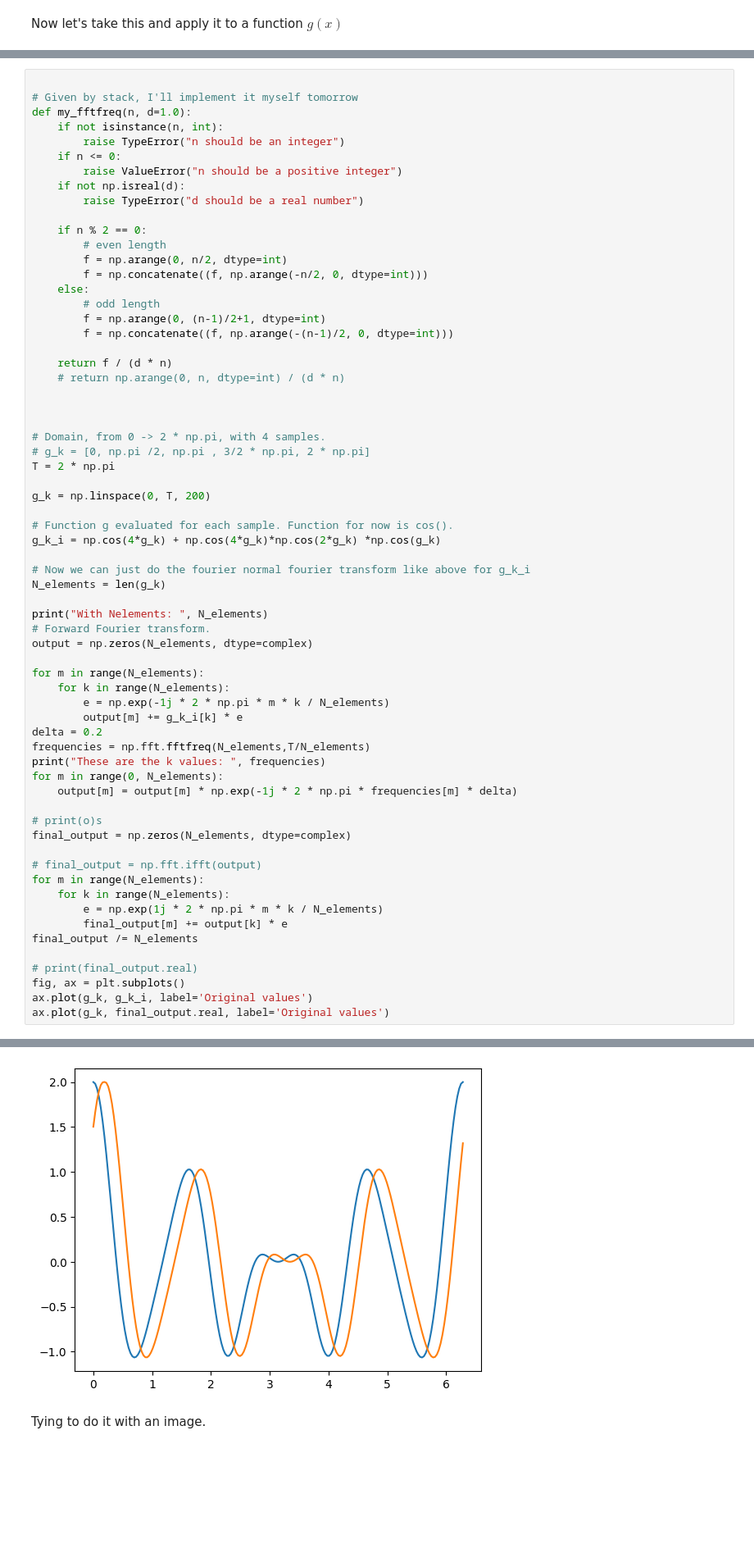
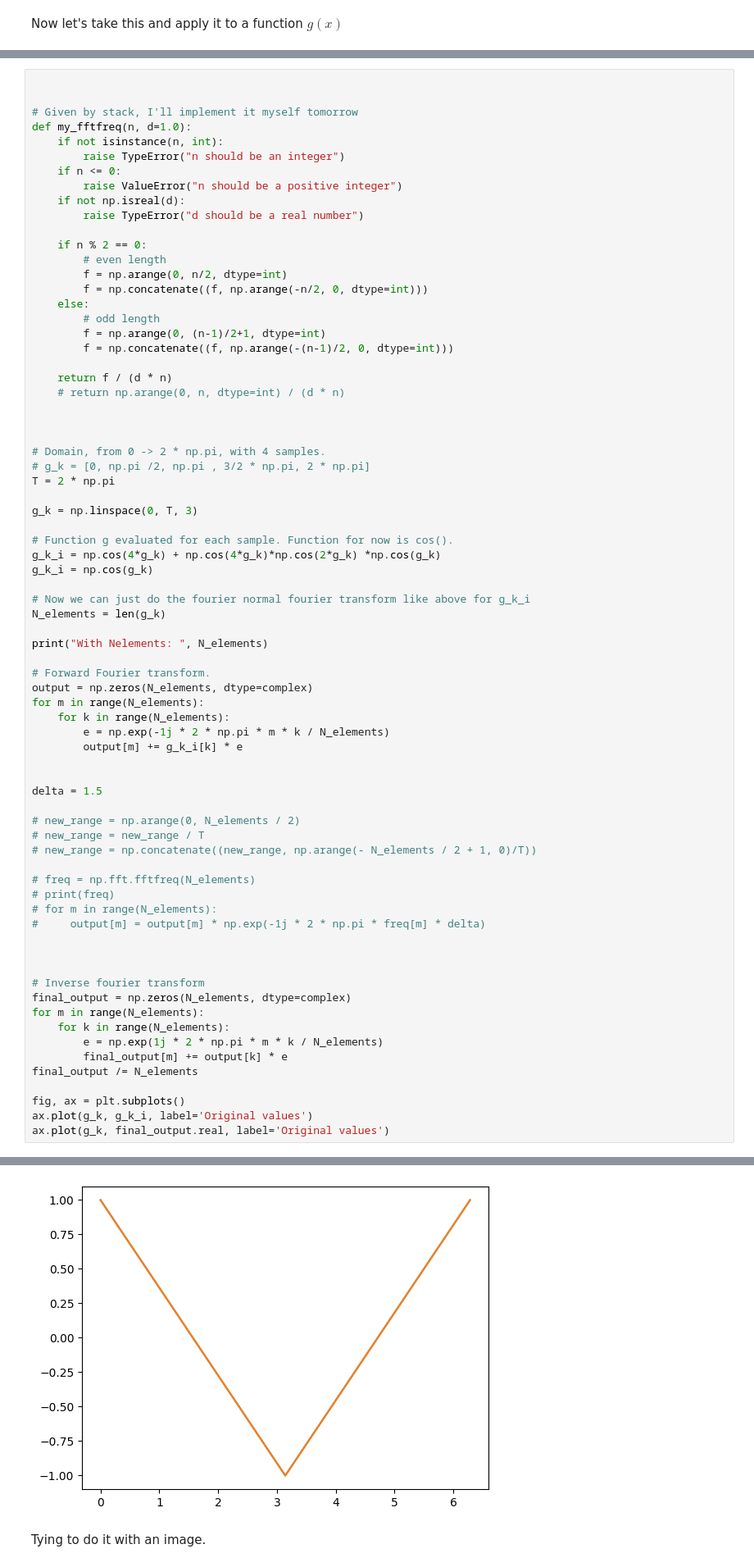
Before and after one commit to DylanReidRamelli/Bachelor-Project-2023, a Jupyter notebook: notebook/fourier.ipynb, the cells around one changed output, grey strips where cells are left out. Shown at 82% size. Drawn from its saved outputs; the diff is of its cells as text; blank space fills up the shorter version.

```diff
--- a/notebook/fourier.ipynb
+++ b/notebook/fourier.ipynb
@@ -298,6 +298,7 @@ The sum now is exaclty the same as before but with a different range and value f
 H_m = e^{-i \frac{2\pi}{N}  \delta m} \displaystyle\sum_{k=0}^{N-1}g_k[k]e^{-i \frac{2\pi}{N} km}
 \end{equation}
 # %%
+
 
 # Given by stack, I'll implement it myself tomorrow
 def my_fftfreq(n, d=1.0):
@@ -326,39 +327,46 @@ def my_fftfreq(n, d=1.0):
 # g_k = [0, np.pi /2, np.pi , 3/2 * np.pi, 2 * np.pi]
 T = 2 * np.pi
 
-g_k = np.linspace(0, T, 200)
+g_k = np.linspace(0, T, 3)
 
 # Function g evaluated for each sample. Function for now is cos().
 g_k_i = np.cos(4*g_k) + np.cos(4*g_k)*np.cos(2*g_k) *np.cos(g_k)
+g_k_i = np.cos(g_k)
 
 # Now we can just do the fourier normal fourier transform like above for g_k_i
 N_elements = len(g_k)
 
 print("With Nelements: ", N_elements)
+
 # Forward Fourier transform.
 output = np.zeros(N_elements, dtype=complex)
-
 for m in range(N_elements):
     for k in range(N_elements):
         e = np.exp(-1j * 2 * np.pi * m * k / N_elements)
         output[m] += g_k_i[k] * e
-delta = 0.2
-frequencies = np.fft.fftfreq(N_elements,T/N_elements)
-print("These are the k values: ", frequencies)
-for m in range(0, N_elements):
-    output[m] = output[m] * np.exp(-1j * 2 * np.pi * frequencies[m] * delta)
 
-# print(o)s
+
+delta = 1.5
+
+# new_range = np.arange(0, N_elements / 2)
+# new_range = new_range / T
+# new_range = np.concatenate((new_range, np.arange(- N_elements / 2 + 1, 0)/T))
+
+# freq = np.fft.fftfreq(N_elements)
+# print(freq)
+# for m in range(N_elements):
+#     output[m] = output[m] * np.exp(-1j * 2 * np.pi * freq[m] * delta)
+
+
+
+# Inverse fourier transform
 final_output = np.zeros(N_elements, dtype=complex)
-
-# final_output = np.fft.ifft(output)
 for m in range(N_elements):
     for k in range(N_elements):
         e = np.exp(1j * 2 * np.pi * m * k / N_elements)
         final_output[m] += output[k] * e
 final_output /= N_elements
 
-# print(final_output.real)
 fig, ax = plt.subplots()
 ax.plot(g_k, g_k_i, label='Original values')
 ax.plot(g_k, final_output.real, label='Original values')
@@ -383,5 +375,5 @@ These are the k values:  [  0.           0.15915494   0.31830989   0.47746483
 [<matplotlib.lines.Line2D at 0x...>]
-[figure, old version]
+[figure, new version]
 # %% [markdown]
 Tying to do it with an image.
 # %%
```
Also changed, not shown: parts of 3 cells of this notebook, 2 other files.
